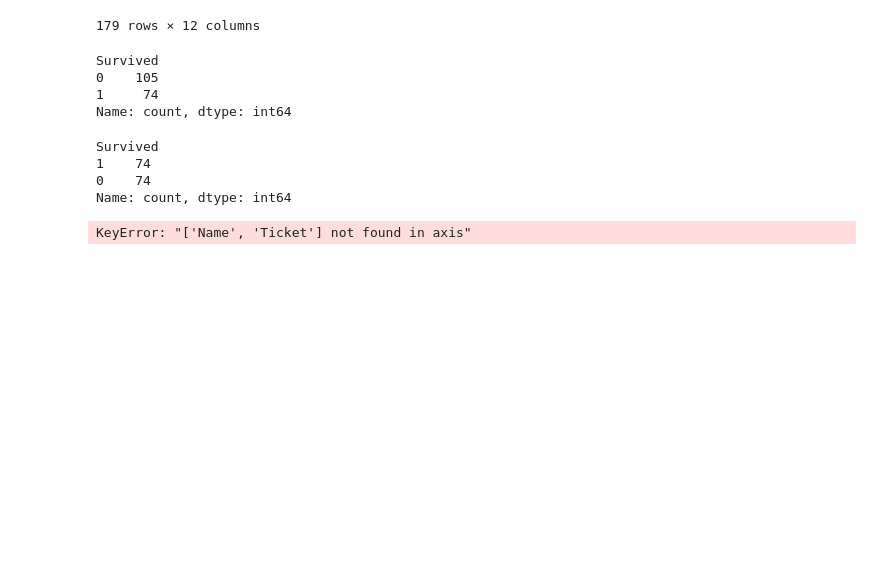
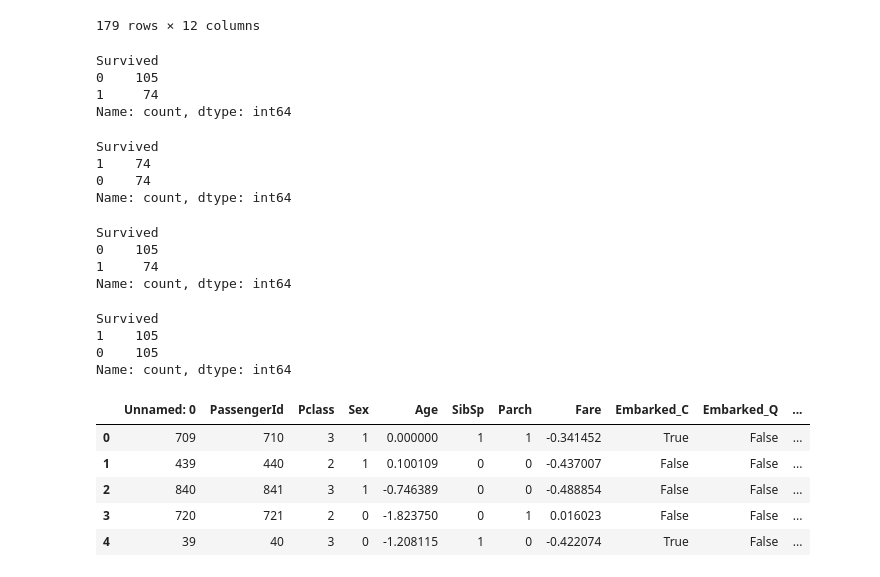
Before and after one commit to BarnalaManognaram/MachineLearning, a Jupyter notebook: ML2(Imbalance).ipynb, the cells around one changed output. Cells and saved outputs as stored; diff of their text form; code cells hidden in the pictures; blank space fills up the shorter version.

```diff
--- a/ML2(Imbalance).ipynb
+++ b/ML2(Imbalance).ipynb
@@ -184,7 +184,34 @@ Survived
 0    74
 Name: count, dtype: int64
 # %%
-X = df.drop(['Survived', 'Name', 'Ticket'], axis=1)  # Features
+X = df.drop(['Survived'], axis=1)  # Features
 y = df['Survived']                                   # Target
-# %% [output]
-KeyError: "['Name', 'Ticket'] not found in axis"
+# %%
+smote = SMOTE(random_state=42)
+X_resampled, y_resampled = smote.fit_resample(X, y)
+# %%
+y.value_counts()
+# %% [output]
+Survived
+0    105
+1     74
+Name: count, dtype: int64
+# %%
+y_resampled.value_counts()
+# %% [output]
+Survived
+1    105
+0    105
+Name: count, dtype: int64
+# %%
+df_resampled = pd.concat([pd.DataFrame(X_resampled, columns=X.columns),
+                          pd.Series(y_resampled, name='Survived')], axis=1)
+# %%
+df_resampled.head()
+# %% [output]
+|  | Unnamed: 0 | PassengerId | Pclass | Sex | Age | SibSp | Parch | Fare | Embarked_C | Embarked_Q | ... |
+| 0 | 709 | 710 | 3 | 1 | 0.000000 | 1 | 1 | -0.341452 | True | False | ... |
+| 1 | 439 | 440 | 2 | 1 | 0.100109 | 0 | 0 | -0.437007 | False | False | ... |
+| 2 | 840 | 841 | 3 | 1 | -0.746389 | 0 | 0 | -0.488854 | False | False | ... |
+| 3 | 720 | 721 | 2 | 0 | -1.823750 | 0 | 1 | 0.016023 | False | False | ... |
+| 4 | 39 | 40 | 3 | 0 | -1.208115 | 1 | 0 | -0.422074 | True | False | ... |
```
